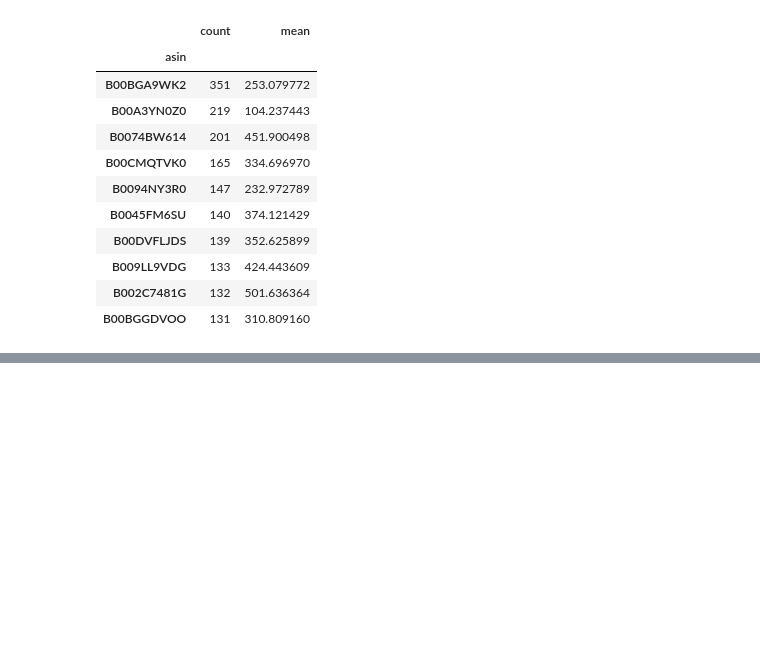
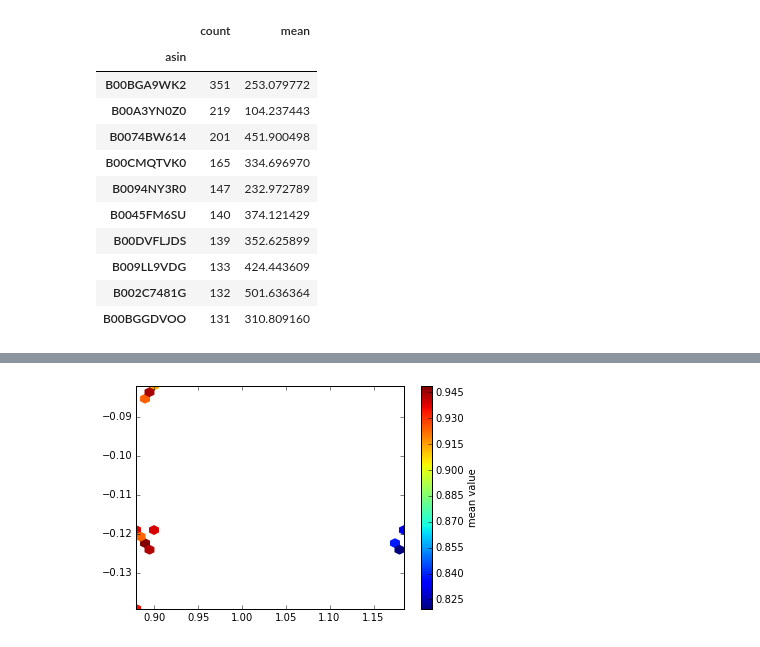
Before and after one commit to vwoloszyn/MRR, a Jupyter notebook: Parameter_estimation.ipynb, the cells around one changed output, grey strips where cells are left out. Drawn from its saved outputs; the diff is of its cells as text; code cells hidden in the pictures; blank space fills up the shorter version.

```diff
--- a/Parameter_estimation.ipynb
+++ b/Parameter_estimation.ipynb
@@ -86,0 +74,29 @@ KeyboardInterrupt:
+# %%
+data = pd.read_csv("data/parameters_estimation.csv")
+
+from matplotlib import pyplot as PLT
+from matplotlib import cm as CM
+from matplotlib import mlab as ML
+import numpy as NP
+
+x = data['alpha'].values
+y = data['beta'].values
+
+z = data['ndcg_mean'].values
+
+
+gridsize=30
+PLT.subplot(111)
+
+# if 'bins=None', then color of each hexagon corresponds directly to its count
+# 'C' is optional--it maps values to x-y coordinates; if 'C' is None (default) then
+# the result is a pure 2D histogram
+
+PLT.hexbin(x, y, C=z, gridsize=gridsize, cmap=CM.jet, bins=None)
+PLT.axis([x.min(), x.max(), y.min(), y.max()])
+
+cb = PLT.colorbar()
+cb.set_label('mean value')
+PLT.show()
+# %% [output]
+[figure, added]
```
Also changed, not shown: parts of 4 cells of this notebook, 4 other files.
